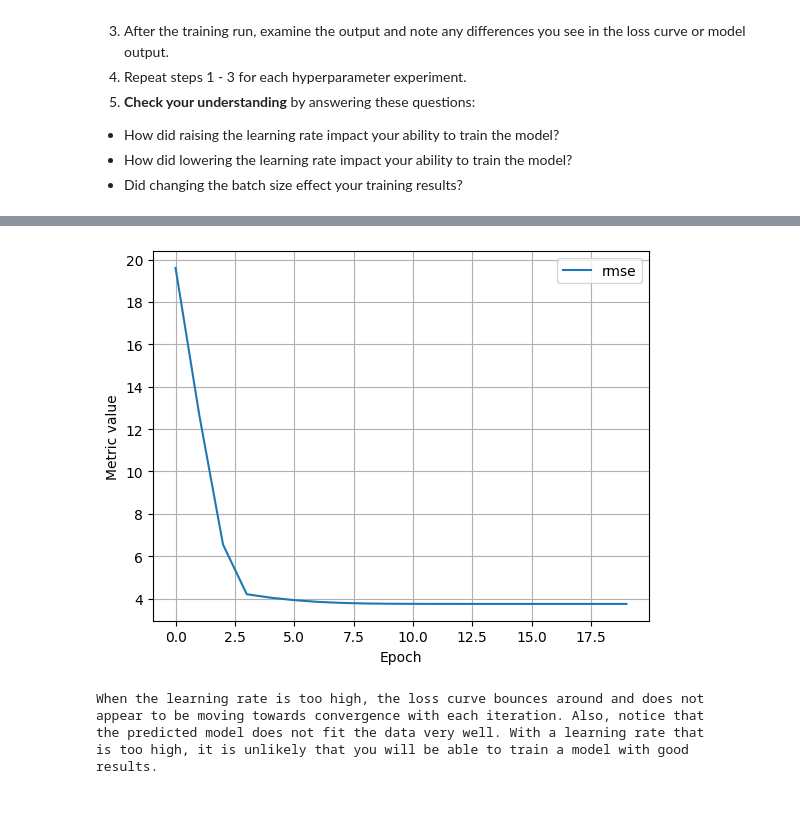
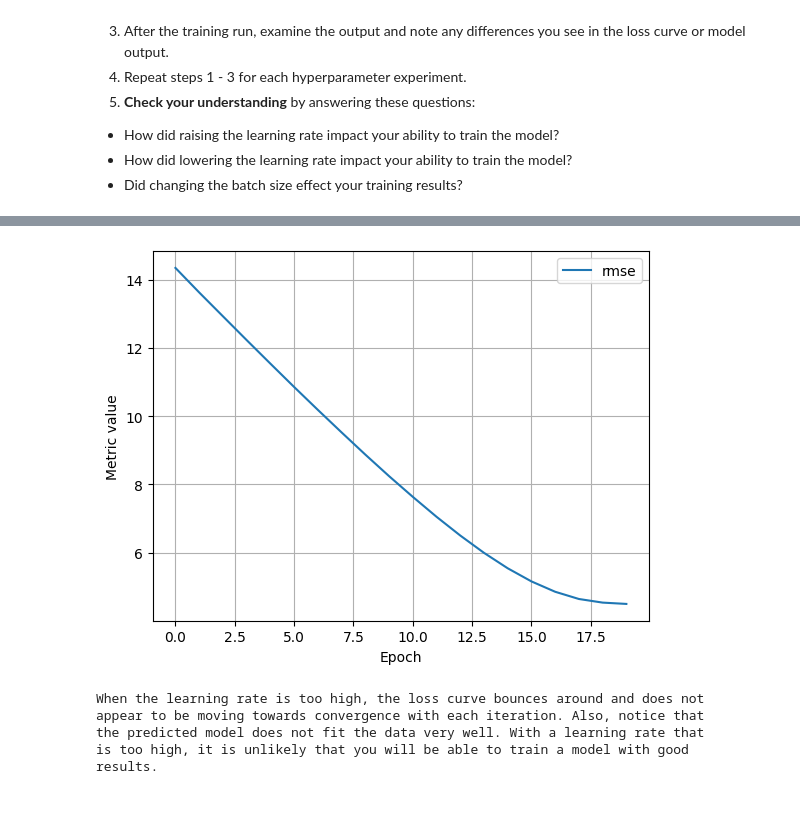
Before and after one commit to npoui/python_practice, a Jupyter notebook: ml/cc/exercises/linear_regression_taxi.ipynb, the cells around one changed output, grey strips where cells are left out. Cells and saved outputs as stored; diff of their text form; code cells hidden in the pictures.

```diff
--- a/ml/cc/exercises/linear_regression_taxi.ipynb
+++ b/ml/cc/exercises/linear_regression_taxi.ipynb
@@ -457,7 +457,7 @@ It is common with machine learning to run multiple experiments to find the best
 settings_2 = ml_edu.experiment.ExperimentSettings(
     learning_rate = 0.001,
     number_epochs = 20,
-    batch_size = 50,
+    batch_size = 500,
     input_features = ['TRIP_MILES']
 )
 
@@ -489,6 +489,6 @@ Epoch 20/20
 7/7 ━━━━━━━━━━━━━━━━━━━━ 0s 7ms/step
 [interactive output not drawn]
-[figure, old version]
+[figure, new version]
 # %%
 #@title Double-click to view answers for hyperparameter experiments
 
```
Also changed, not shown: parts of 6 cells of this notebook.
